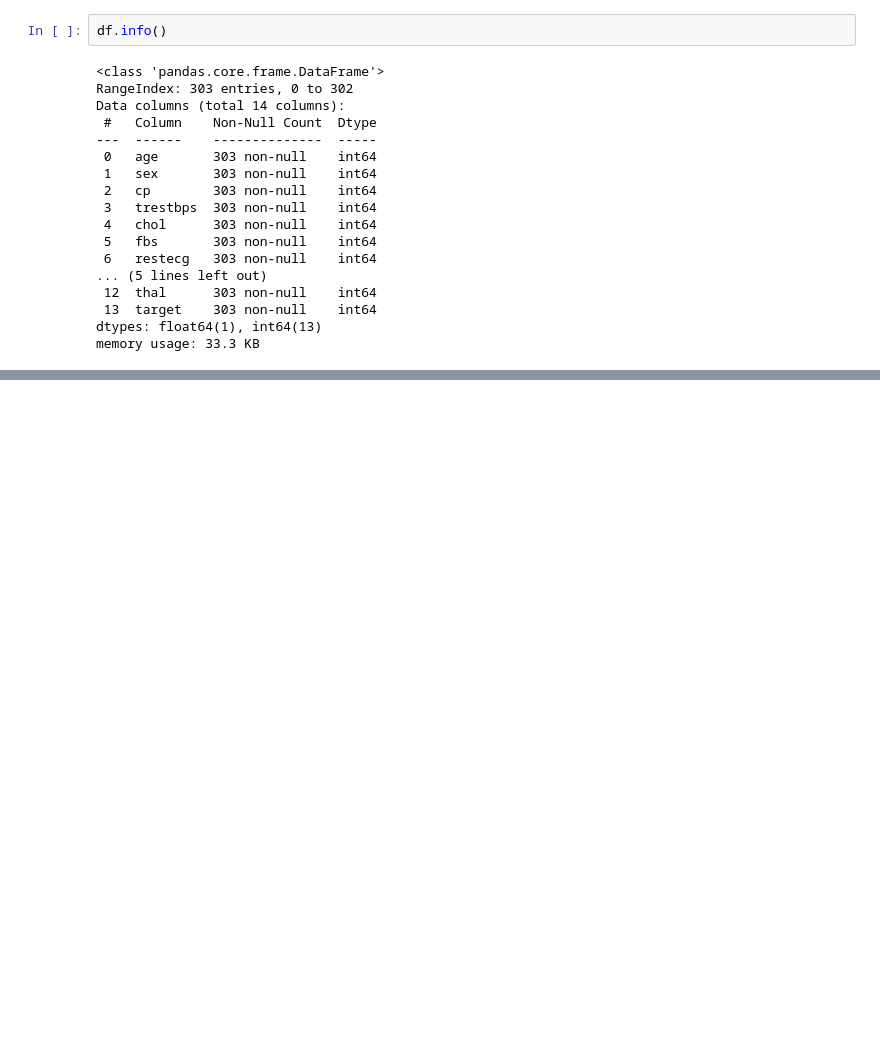
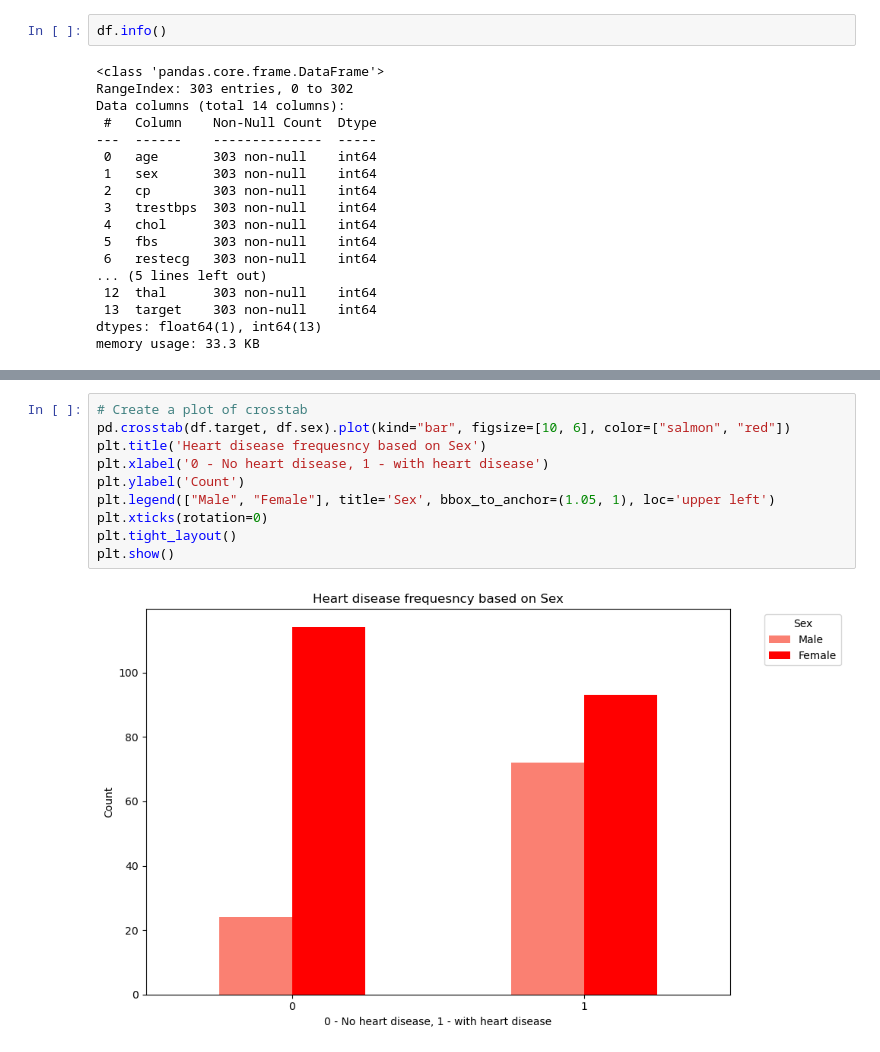
Before and after one commit to pauljohnfigueroa/ml-heart-disease-project, a Jupyter notebook: End-to-end-heart-disease-classification.ipynb, the cells around one changed output, grey strips where cells are left out. Cells and saved outputs as stored; diff of their text form; blank space fills up the shorter version.

Commit message:
Plot cross tab of Sex and Target

```diff
--- a/End-to-end-heart-disease-classification.ipynb
+++ b/End-to-end-heart-disease-classification.ipynb
@@ -148,0 +204,12 @@ df.i
+# %%
+# Create a plot of crosstab
+pd.crosstab(df.target, df.sex).plot(kind="bar", figsize=[10, 6], color=["salmon", "red"])
+plt.title('Heart disease frequesncy based on Sex')
+plt.xlabel('0 - No heart disease, 1 - with heart disease')
+plt.ylabel('Count')
+plt.legend(["Male", "Female"], title='Sex', bbox_to_anchor=(1.05, 1), loc='upper left')
+plt.xticks(rotation=0)
+plt.tight_layout()
+plt.show()
+# %% [output]
+[figure, added]
```
Also changed, not shown: parts of 8 cells of this notebook.
